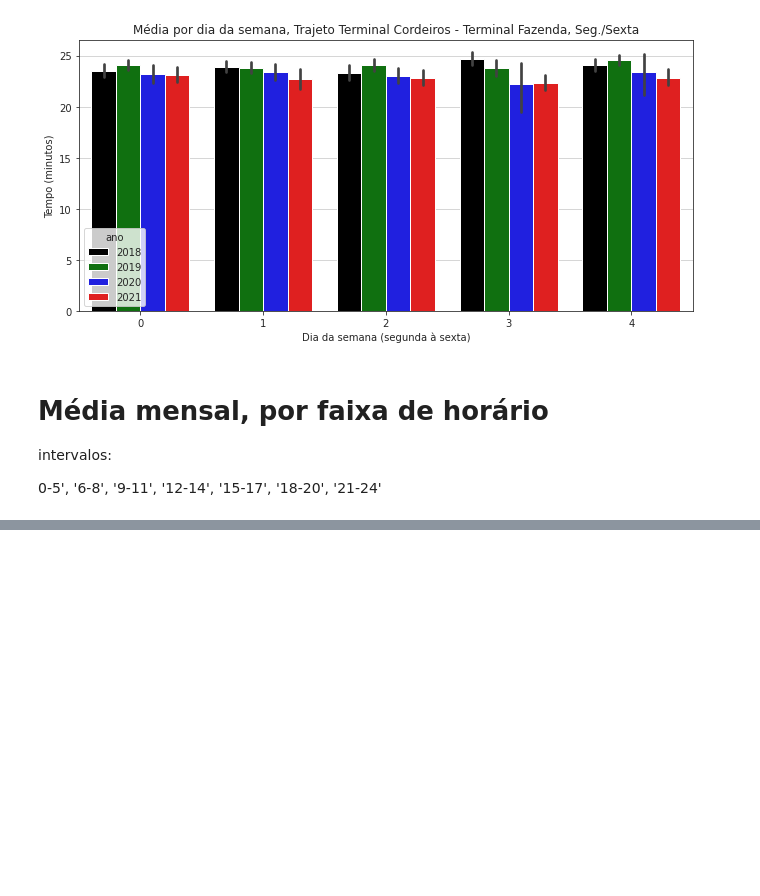
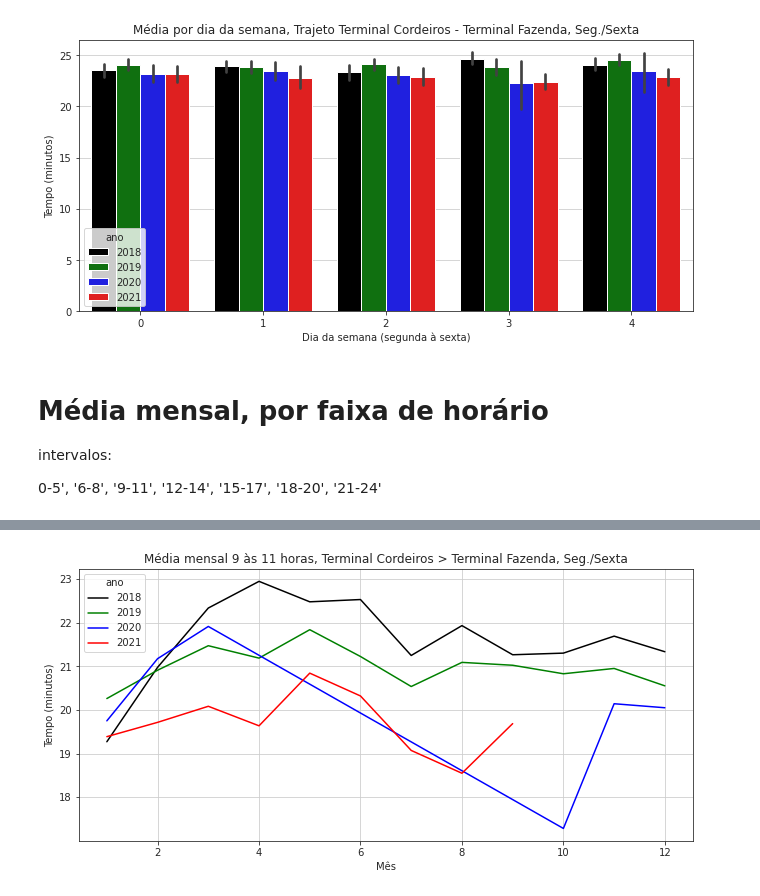
Before and after one commit to jaceguay/det_fluxo_onibus, a Jupyter notebook: 1.analise.ipynb, the cells around one changed output, grey strips where cells are left out. Cells and saved outputs as stored; diff of their text form; code cells hidden in the pictures; blank space fills up the shorter version.

```diff
--- a/1.analise.ipynb
+++ b/1.analise.ipynb
@@ -308,0 +364,12 @@ intervalos:
+# %%
+# Terminal Cordeiros > Terminal Fazenda, 9-11
+fig, ax = pyplot.subplots(figsize=(11, 5))
+plot_cf_dados_9_11 = sns.lineplot(data=cf_dados_9_11, x='mes', y='mintrajeto', hue='ano', palette=[
+                      'black', 'green', 'blue', 'red'], ax=ax)
+plot_cf_dados_9_11.set_title(
+    "Média mensal 9 às 11 horas, Terminal Cordeiros > Terminal Fazenda, Seg./Sexta")
+plot_cf_dados_9_11.set_xlabel("Mês", fontsize=10)
+plot_cf_dados_9_11.set_ylabel("Tempo (minutos)", fontsize=10)
+fig.savefig('plots/Cordeiros_Fazenda_9_11.png')
+# %% [output]
+[figure, added]
```
Also changed, not shown: parts of 15 cells of this notebook, 23 other files.
